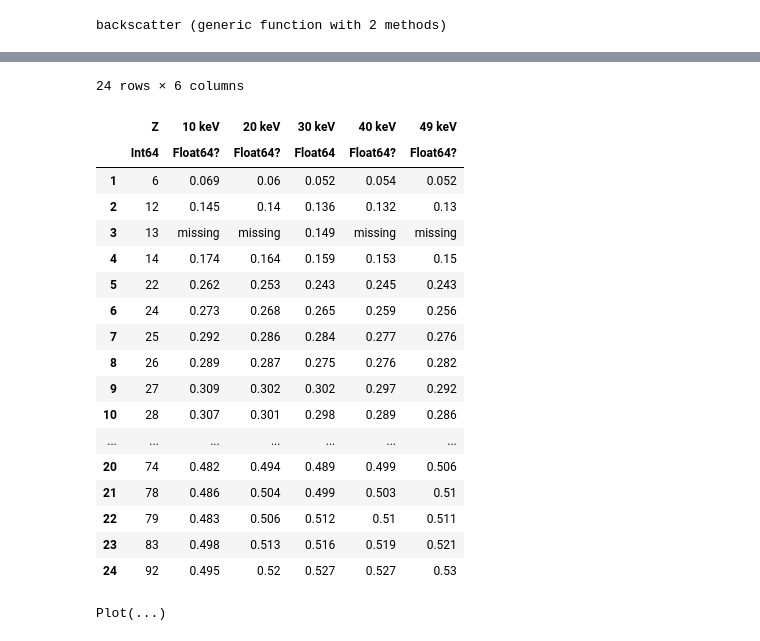
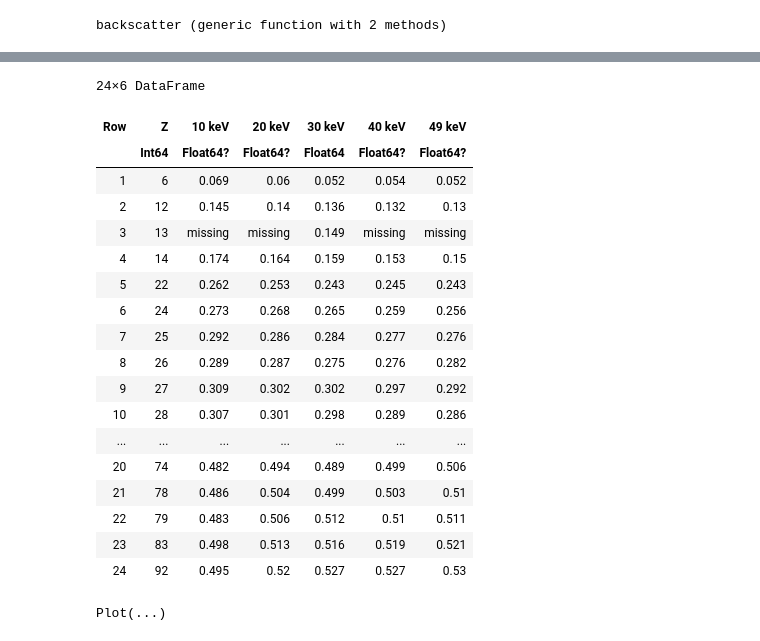
Before and after one commit to usnistgov/NeXLCore.jl, a Jupyter notebook: jupyter/backscatter_mc.ipynb, the cells around one changed output, grey strips where cells are left out. Saved outputs shown, nothing was run; the diff lists cells and outputs as text; code cells hidden in the pictures.

```diff
--- a/jupyter/backscatter_mc.ipynb
+++ b/jupyter/backscatter_mc.ipynb
@@ -36,8 +36,8 @@ using BenchmarkTools
 # %%
-hr=DataFrame(CSV.read(joinpath(@__DIR__,"..","data","HeinrichBackscatterCoefficients.csv")))
+hr=CSV.read(joinpath(@__DIR__,"..","data","HeinrichBackscatterCoefficients.csv"), DataFrame)
 # %% [output]
-24 rows × 6 columns
+24×6 DataFrame
-|  | Z | 10 keV | 20 keV | 30 keV | 40 keV | 49 keV |
+| Row | Z | 10 keV | 20 keV | 30 keV | 40 keV | 49 keV |
 |  | Int64 | Float64? | Float64? | Float64 | Float64? | Float64? |
 | 1 | 6 | 0.069 | 0.06 | 0.052 | 0.054 | 0.052 |
 | 2 | 12 | 0.145 | 0.14 | 0.136 | 0.132 | 0.13 |
```
Also changed, not shown: parts of 1 cell of this notebook, 16 other files.
